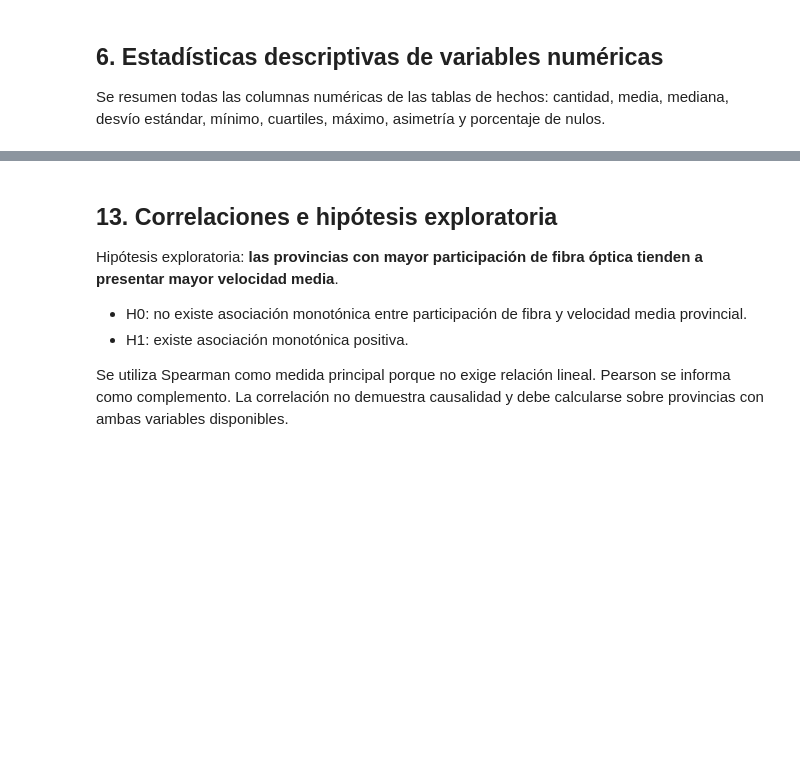
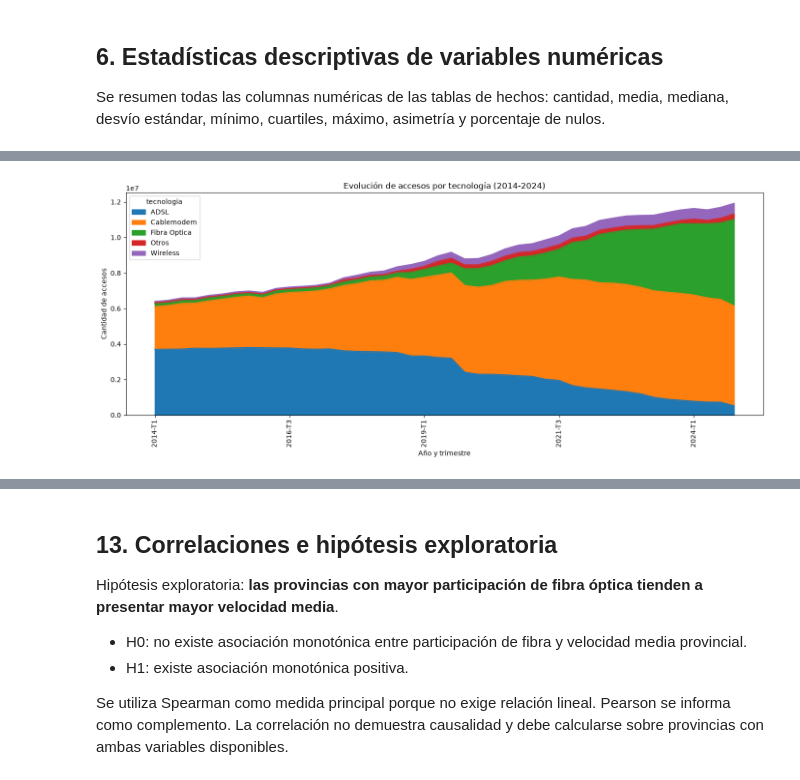
Before and after one commit to MatiasSilvaIslas/tp-analisis-de-datos-1, a Jupyter notebook: notebooks/02_EDA_conectividad_fija_v2.ipynb, the cells around one changed output, grey strips where cells are left out. Drawn from its saved outputs; the diff is of its cells as text; code cells hidden in the pictures; blank space fills up the shorter version.

```diff
--- a/notebooks/02_EDA_conectividad_fija_v2.ipynb
+++ b/notebooks/02_EDA_conectividad_fija_v2.ipynb
@@ -412,31 +818,65 @@ Se calcula la composición por tecnología y la participación de fibra óptica
 # %%
 if "fact_accesos_tecnologia" in data:
     df = data["fact_accesos_tecnologia"].copy()
-    tech_col = choose_col(df, ["tecnologia", "nombre_tecnologia"])
-    acc_col = choose_col(df, ["accesos", "cantidad_accesos", "total"])
-    per_col = resolve_period_column(df)
-    if tech_col and acc_col and per_col:
-        tech_time = df.groupby([per_col, tech_col], dropna=False)[acc_col].sum().reset_index()
-        pivot = tech_time.pivot(index=per_col, columns=tech_col, values=acc_col).fillna(0)
-        display(pivot.tail())
-        pivot.plot(kind="area", stacked=True, figsize=(13,6))
-        plt.title("Composición de accesos por tecnología")
-        plt.xlabel("Período")
-        plt.ylabel("Accesos")
-        plt.xticks(rotation=90)
-        plt.tight_layout()
-        plt.show()
 
-        fiber_names = [x for x in pivot.columns if "fibra" in str(x).lower()]
-        if fiber_names:
-            fiber_share = pivot[fiber_names].sum(axis=1) / pivot.sum(axis=1).replace(0, np.nan) * 100
-            display(fiber_share.rename("participacion_fibra_pct").to_frame())
-            fiber_share.plot(figsize=(12,4), marker="o", title="Participación de fibra óptica")
-            plt.ylabel("% de accesos tecnológicos")
-            plt.xlabel("Período")
-            plt.tight_layout()
-            plt.show()
-        else:
-            print("No se encontró una categoría cuyo nombre contenga 'fibra'.")
-    else:
-        print("Faltan columnas de tecnología, accesos o período.")
+    # Agrupar por año, trimestre y tecnología
+    tech_time = (
+        df.groupby(["anio", "trimestre", "tecnologia"], as_index=False)
+        ["accesos"].sum()
+        .sort_values(["anio", "trimestre"])
+    )
+
+    # Crear etiqueta temporal
+    tech_time["periodo"] = (
+        tech_time["anio"].astype(str)
+        + "-T" +
+        tech_time["trimestre"].astype(str)
+    )
+
+    # Tabla de accesos por tecnología y período
+    pivot = tech_time.pivot_table(
+        index="periodo",
+        columns="tecnologia",
+        values="accesos",
+        aggfunc="sum",
+        fill_value=0
+    )
+
+    display(pivot.tail(10))
+
+    # Gráfico de composición tecnológica
+    pivot.plot(
+        kind="area",
+        stacked=True,
+        figsize=(14, 6)
+    )
+
+    plt.title("Evolución de accesos por tecnología (2014-2024)")
+    plt.xlabel("Año y trimestre")
+    plt.ylabel("Cantidad de accesos")
+    plt.xticks(rotation=90)
+    plt.tight_layout()
+    plt.show()
+
+    # Participación de fibra óptica
+    fiber_share = (
+    pivot["Fibra Optica"]
+    / pivot.sum(axis=1)
+    * 100
+    )
+
+    display(
+        fiber_share.rename("participacion_fibra_pct").to_frame()
+    )
+
+    plt.figure(figsize=(14, 5))
+    fiber_share.plot(marker="o", markersize=3)
+
+    plt.title("Evolución de la participación de fibra óptica (2014-2024)")
+    plt.xlabel("Año y trimestre")
+    plt.ylabel("Participación (%)")
+    plt.xticks(rotation=90)
+    plt.grid(alpha=0.3)
+    plt.tight_layout()
+    plt.show()
+# %% [output]
@@ -442,0 +895 @@ if "fact_accesos_tecnologia" in data:
+[figure, added]
```
Also changed, not shown: parts of 52 cells of this notebook, 3 other files.
